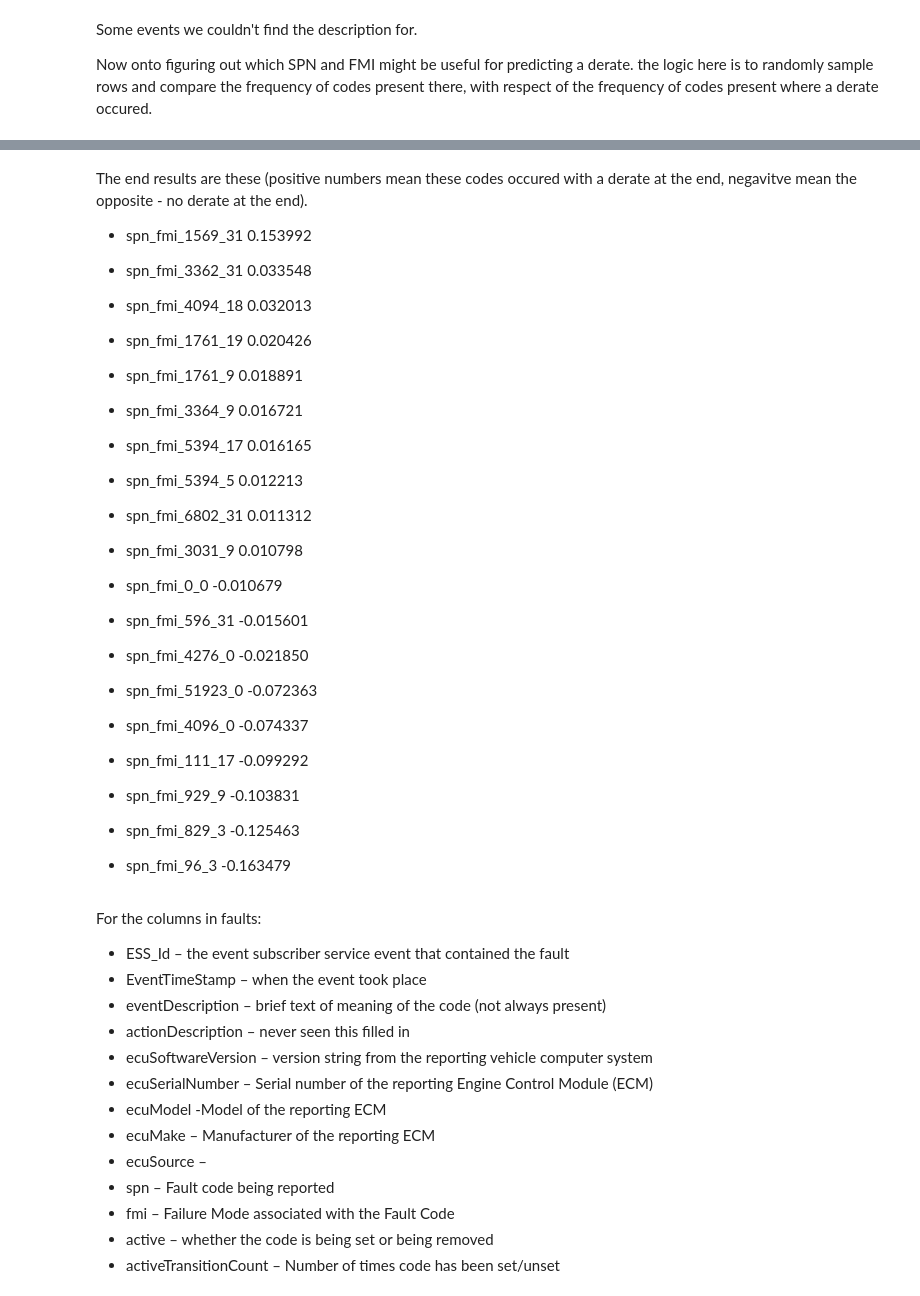
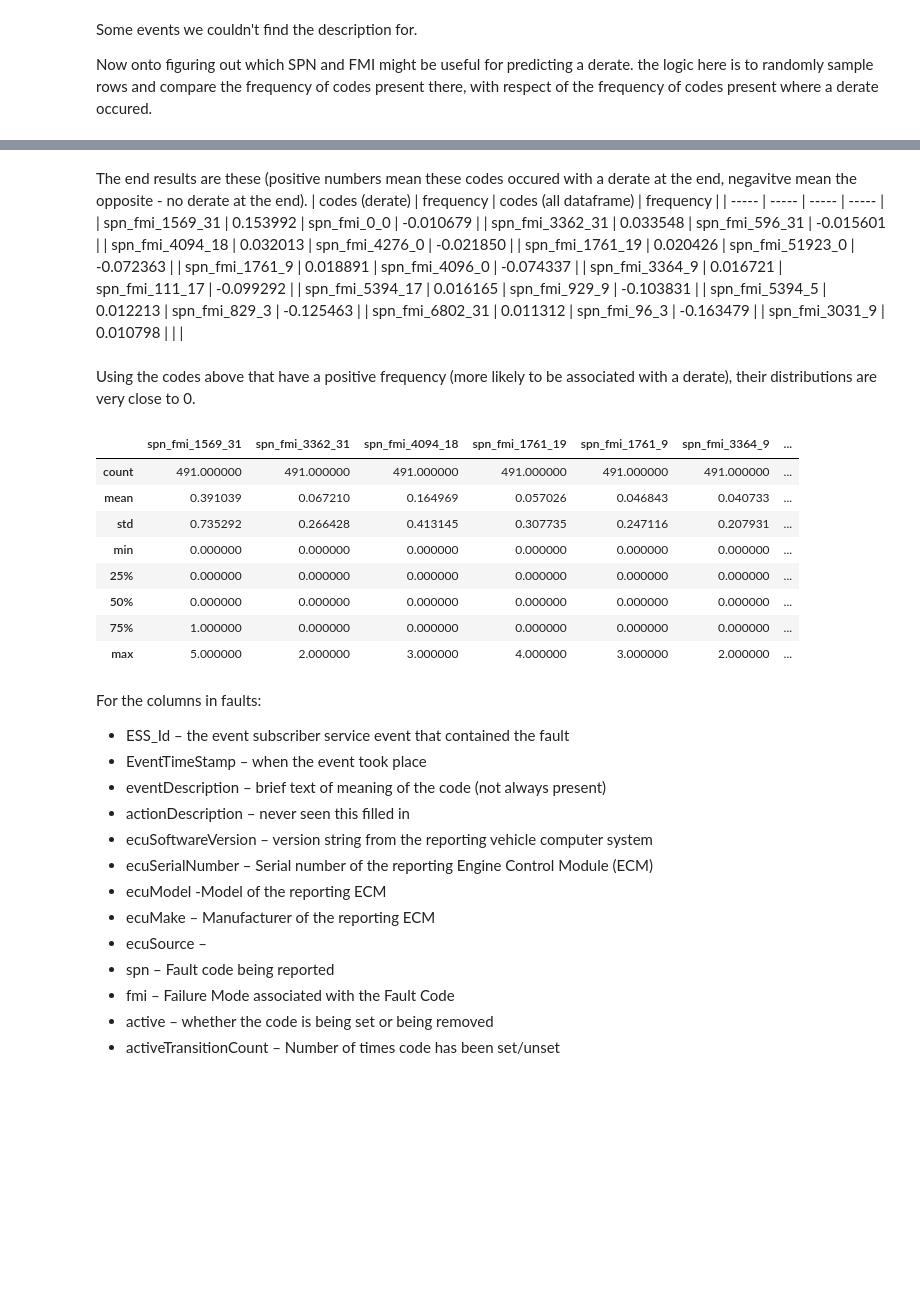
Before and after one commit to tomoumer/big_g_express-elden_ring, a Jupyter notebook: notebooks/data_exploration.ipynb, the cells around one changed output, grey strips where cells are left out. Saved outputs shown, nothing was run; the diff lists cells and outputs as text; code cells hidden in the pictures; blank space fills up the shorter version.

```diff
--- a/notebooks/data_exploration.ipynb
+++ b/notebooks/data_exploration.ipynb
@@ -173,26 +177,43 @@ code_differences.sort_values(by='rel_frequency', ascending=False)
 #chi2(faults_rolling.drop(columns=['EventTimeStamp','EquipmentID','spn', 'fmi']), faults_rolling['spn'])
 # %% [markdown]
 The end results are these (positive numbers mean these codes occured with a derate at the end, negavitve mean the opposite - no derate at the end).
-- spn_fmi_1569_31    0.153992
-- spn_fmi_3362_31    0.033548
-- spn_fmi_4094_18    0.032013
-- spn_fmi_1761_19    0.020426
-- spn_fmi_1761_9     0.018891
-- spn_fmi_3364_9     0.016721
-- spn_fmi_5394_17    0.016165
-- spn_fmi_5394_5     0.012213
-- spn_fmi_6802_31    0.011312
-- spn_fmi_3031_9     0.010798
-
-- spn_fmi_0_0       -0.010679
-- spn_fmi_596_31    -0.015601
-- spn_fmi_4276_0    -0.021850
-- spn_fmi_51923_0   -0.072363
-- spn_fmi_4096_0    -0.074337
-- spn_fmi_111_17    -0.099292
-- spn_fmi_929_9     -0.103831
-- spn_fmi_829_3     -0.125463
-- spn_fmi_96_3      -0.163479
+| codes (derate) | frequency | codes (all dataframe) | frequency |
+| ----- | ----- | ----- | ----- |
+| spn_fmi_1569_31 | 0.153992 | spn_fmi_0_0 |    -0.010679 |
+| spn_fmi_3362_31 | 0.033548 | spn_fmi_596_31 |  -0.015601 |
+| spn_fmi_4094_18 | 0.032013 | spn_fmi_4276_0 | -0.021850 |
+| spn_fmi_1761_19 | 0.020426 | spn_fmi_51923_0 |  -0.072363 |
+| spn_fmi_1761_9  | 0.018891 | spn_fmi_4096_0  |  -0.074337 |
+| spn_fmi_3364_9  | 0.016721 | spn_fmi_111_17  |  -0.099292 |
+| spn_fmi_5394_17 | 0.016165 | spn_fmi_929_9   |  -0.103831 |
+| spn_fmi_5394_5  | 0.012213 | spn_fmi_829_3   |  -0.125463 |
+| spn_fmi_6802_31 | 0.011312 | spn_fmi_96_3    |  -0.163479 |
+| spn_fmi_3031_9  | 0.010798 | | |
+# %% [markdown]
+Using the codes above that have a positive frequency (more likely to be associated with a derate), their distributions are very close to 0.
+# %%
+faults_rolling.loc[(faults_rolling['spn'] == 5246)][['spn_fmi_1569_31',
+	'spn_fmi_3362_31',
+    'spn_fmi_4094_18',
+    'spn_fmi_1761_19',
+    'spn_fmi_1761_9',
+    'spn_fmi_3364_9',
+    'spn_fmi_5394_17',
+    'spn_fmi_5394_5',
+    'spn_fmi_6802_31',
+    'spn_fmi_3031_9']].describe()
+
+#.to_csv('../data/rolling_trucks.csv')
+# %% [output]
+|  | spn_fmi_1569_31 | spn_fmi_3362_31 | spn_fmi_4094_18 | spn_fmi_1761_19 | spn_fmi_1761_9 | spn_fmi_3364_9 | ... |
+| count | 491.000000 | 491.000000 | 491.000000 | 491.000000 | 491.000000 | 491.000000 | ... |
+| mean | 0.391039 | 0.067210 | 0.164969 | 0.057026 | 0.046843 | 0.040733 | ... |
+| std | 0.735292 | 0.266428 | 0.413145 | 0.307735 | 0.247116 | 0.207931 | ... |
+| min | 0.000000 | 0.000000 | 0.000000 | 0.000000 | 0.000000 | 0.000000 | ... |
+| 25% | 0.000000 | 0.000000 | 0.000000 | 0.000000 | 0.000000 | 0.000000 | ... |
+| 50% | 0.000000 | 0.000000 | 0.000000 | 0.000000 | 0.000000 | 0.000000 | ... |
+| 75% | 1.000000 | 0.000000 | 0.000000 | 0.000000 | 0.000000 | 0.000000 | ... |
+| max | 5.000000 | 2.000000 | 3.000000 | 4.000000 | 3.000000 | 2.000000 | ... |
 # %% [markdown]
 For the columns in faults:
 - ESS_Id – the event subscriber service event that contained the fault
```
Also changed, not shown: parts of 5 cells of this notebook.
